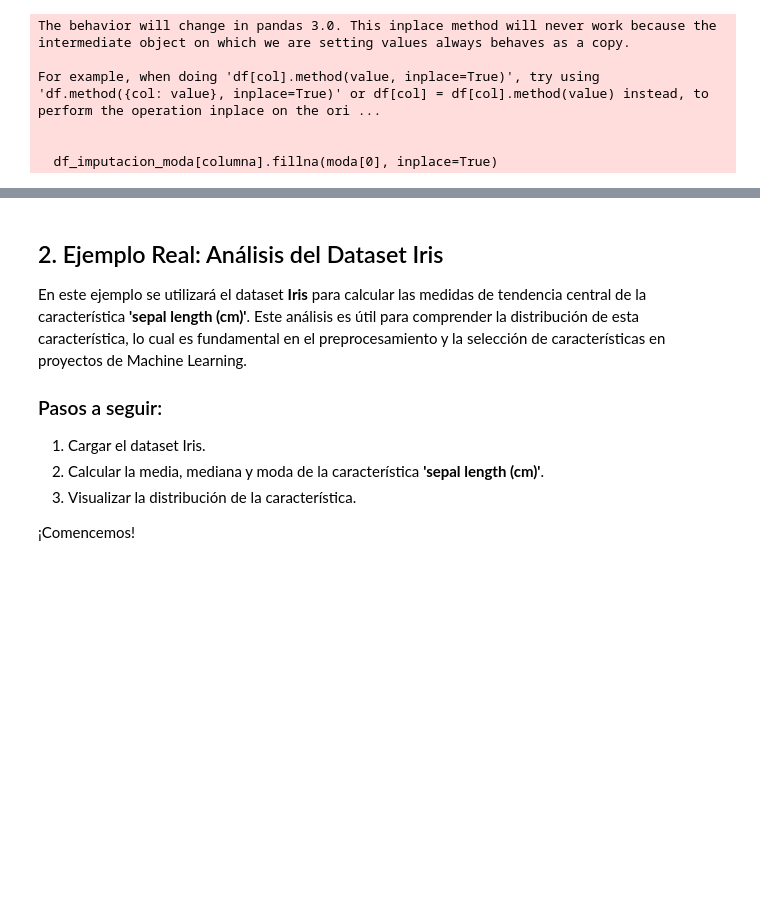
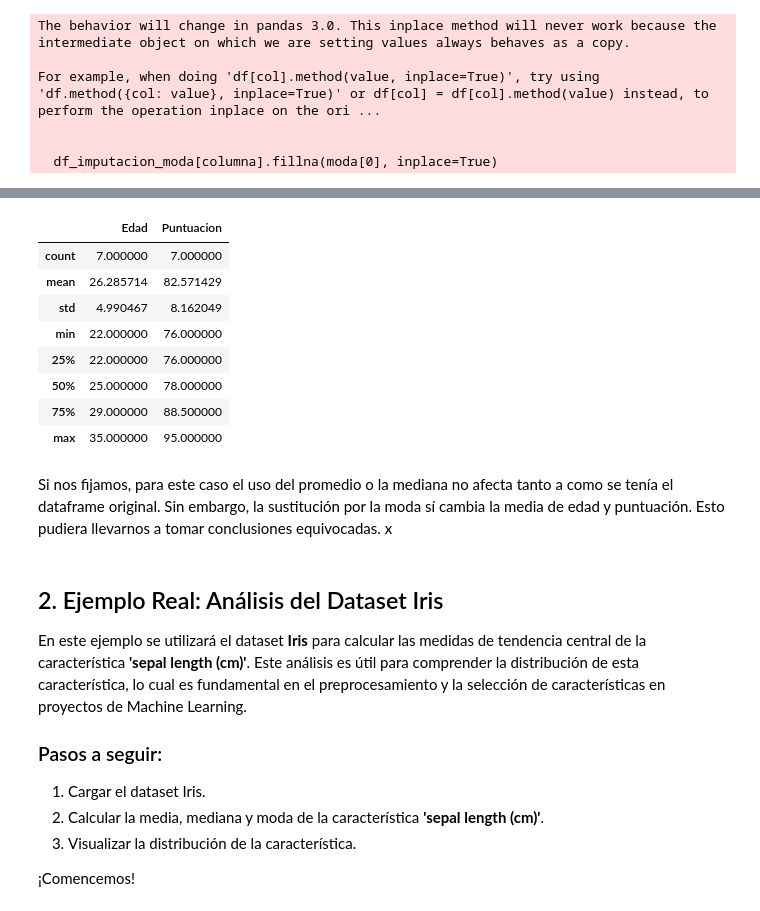
Before and after one commit to JZGlez/MCD_G2_Programacion2, a Jupyter notebook: 1. Medidas_tendencia_central_real.ipynb, the cells around one changed output, grey strips where cells are left out. Saved outputs shown, nothing was run; the diff lists cells and outputs as text; code cells hidden in the pictures; blank space fills up the shorter version.

```diff
--- a/1. Medidas_tendencia_central_real.ipynb
+++ b/1. Medidas_tendencia_central_real.ipynb
@@ -182,3 +226,17 @@ For example, when doing 'df[col].method(value, inplace=True)', try using 'df.met
+# %%
+df_imputacion_moda.describe()
+# %% [output]
+|  | Edad | Puntuacion |
+| count | 7.000000 | 7.000000 |
+| mean | 26.285714 | 82.571429 |
+| std | 4.990467 | 8.162049 |
+| min | 22.000000 | 76.000000 |
+| 25% | 22.000000 | 76.000000 |
+| 50% | 25.000000 | 78.000000 |
+| 75% | 29.000000 | 88.500000 |
+| max | 35.000000 | 95.000000 |
+# %% [markdown]
+Si nos fijamos, para este caso el uso del promedio o la mediana no afecta tanto a como se tenía el dataframe original. Sin embargo, la sustitución por la moda sí cambia la media de edad y puntuación. Esto pudiera llevarnos a tomar conclusiones equivocadas. x
 # %% [markdown]
 ## 2. Ejemplo Real: Análisis del Dataset Iris
 
```
Also changed, not shown: parts of 7 cells of this notebook.
